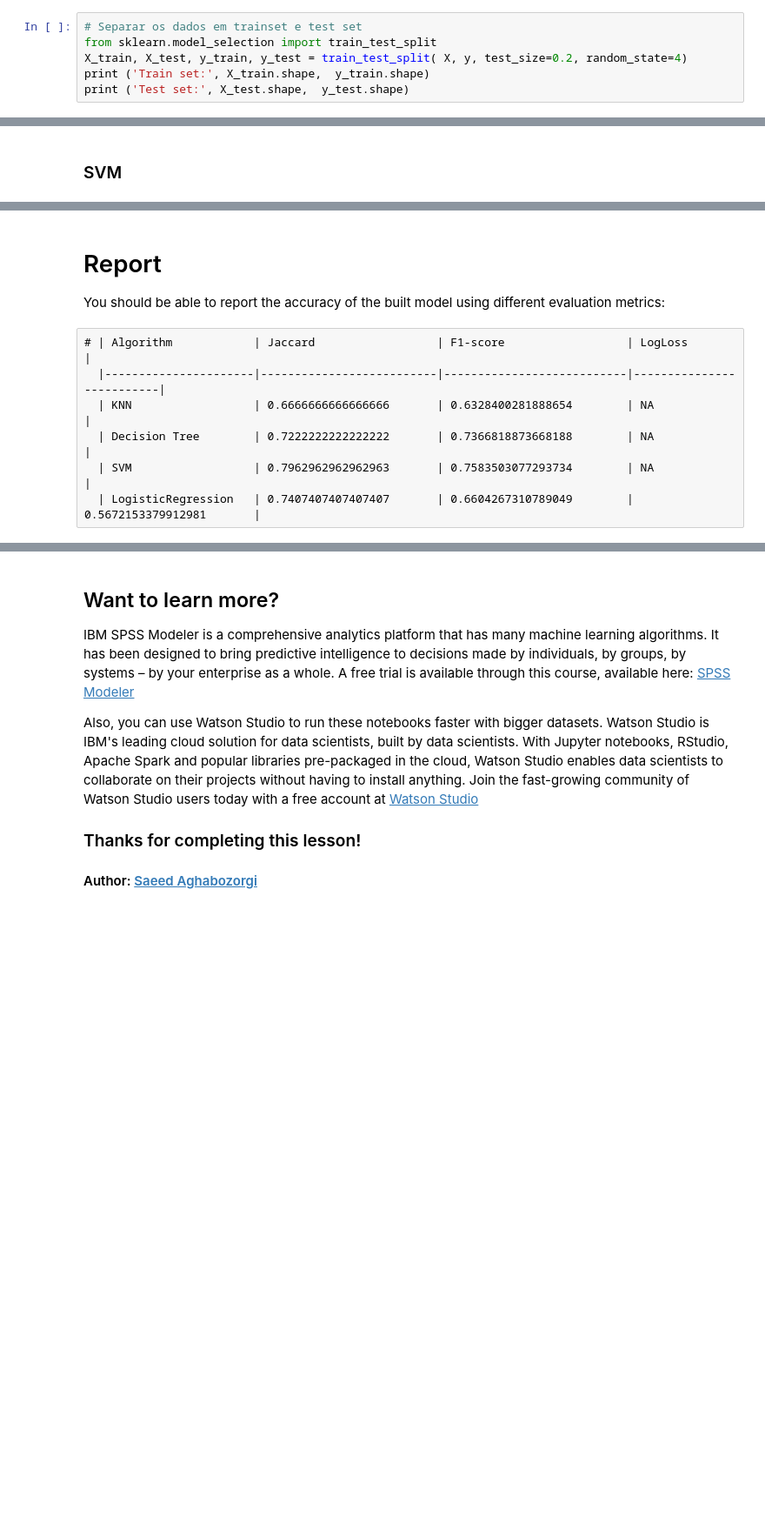
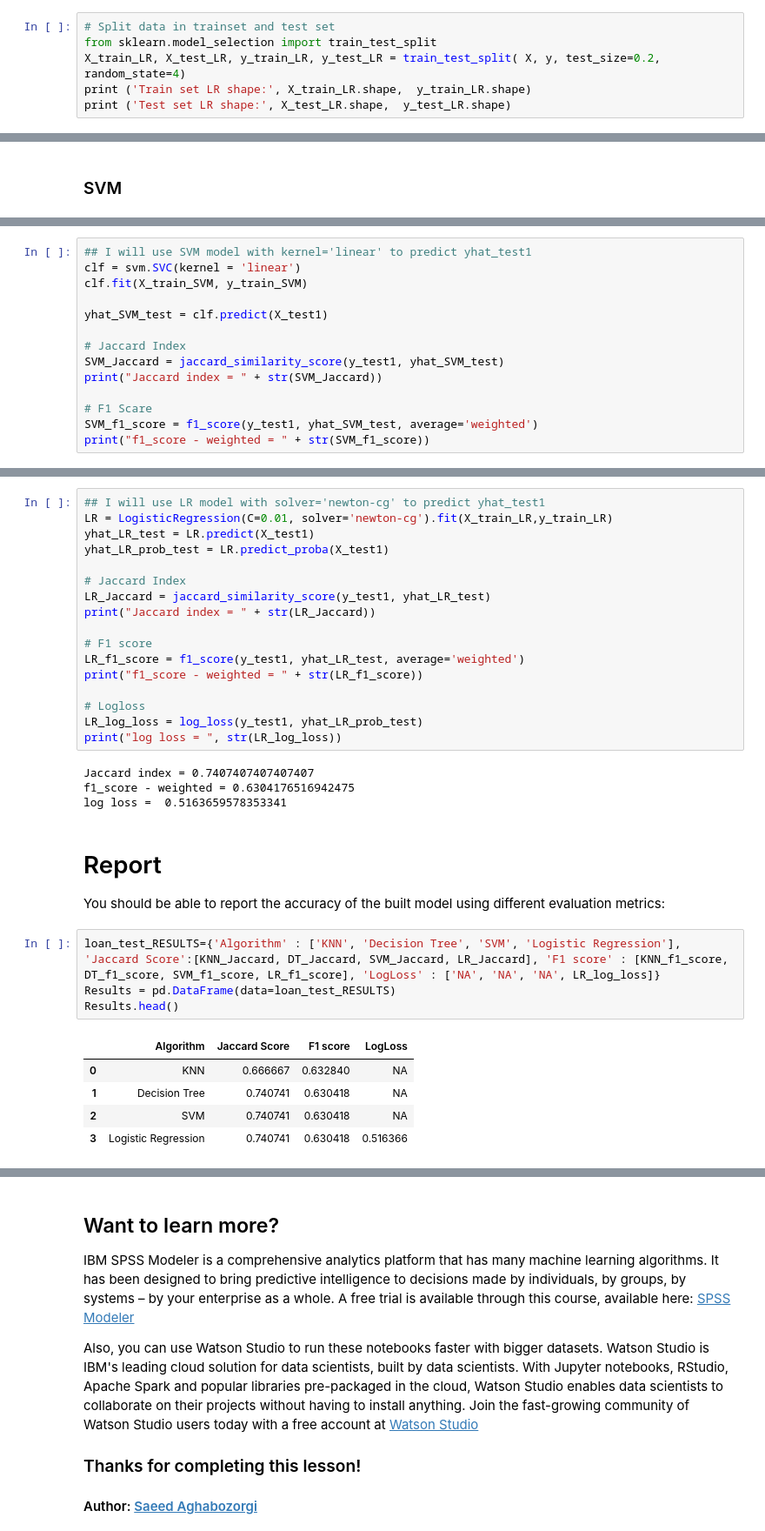
Before and after one commit to gezamboni/IBM-Machine-Learning, a Jupyter notebook: GEZ-Notebook.ipynb, the cells around one changed output, grey strips where cells are left out. Shown at 87% size. Cells and saved outputs as stored; diff of their text form; blank space fills up the shorter version.

```diff
--- a/GEZ-Notebook.ipynb
+++ b/GEZ-Notebook.ipynb
@@ -795,7 +483,7 @@ weighted avg       0.72      0.74      0.73        70
 # %%
-# Separar os dados em trainset e test set
+# Split data in trainset and test set
 from sklearn.model_selection import train_test_split
-X_train, X_test, y_train, y_test = train_test_split( X, y, test_size=0.2, random_state=4)
-print ('Train set:', X_train.shape,  y_train.shape)
-print ('Test set:', X_test.shape,  y_test.shape)
+X_train_LR, X_test_LR, y_train_LR, y_test_LR = train_test_split( X, y, test_size=0.2, random_state=4)
+print ('Train set LR shape:', X_train_LR.shape,  y_train_LR.shape)
+print ('Test set LR shape:', X_test_LR.shape,  y_test_LR.shape)
 # %% [output]
@@ -1071,0 +639,14 @@ log loss =  0.5672153379912981
+# %%
+## I will use SVM model with kernel='linear' to predict yhat_test1
+clf = svm.SVC(kernel = 'linear')
+clf.fit(X_train_SVM, y_train_SVM)
+
+yhat_SVM_test = clf.predict(X_test1)
+
+# Jaccard Index
+SVM_Jaccard = jaccard_similarity_score(y_test1, yhat_SVM_test)
+print("Jaccard index = " + str(SVM_Jaccard))
+
+# F1 Scare
+SVM_f1_score = f1_score(y_test1, yhat_SVM_test, average='weighted')
+print("f1_score - weighted = " + str(SVM_f1_score))
@@ -1072,10 +658,34 @@ log loss =  0.5672153379912981
+# %%
+## I will use LR model with solver='newton-cg' to predict yhat_test1
+LR = LogisticRegression(C=0.01, solver='newton-cg').fit(X_train_LR,y_train_LR)
+yhat_LR_test = LR.predict(X_test1)
+yhat_LR_prob_test = LR.predict_proba(X_test1)
+
+# Jaccard Index
+LR_Jaccard = jaccard_similarity_score(y_test1, yhat_LR_test)
+print("Jaccard index = " + str(LR_Jaccard))
+
+# F1 score
+LR_f1_score = f1_score(y_test1, yhat_LR_test, average='weighted')
+print("f1_score - weighted = " + str(LR_f1_score))
+
+# Logloss
+LR_log_loss = log_loss(y_test1, yhat_LR_prob_test)
+print("log loss = ", str(LR_log_loss))
+# %% [output]
+Jaccard index = 0.7407407407407407
+f1_score - weighted = 0.6304176516942475
+log loss =  0.5163659578353341
 # %% [markdown]
 # Report
 You should be able to report the accuracy of the built model using different evaluation metrics:
-# %% [raw]
-# | Algorithm            | Jaccard                  | F1-score                  | LogLoss                  |
-  |----------------------|--------------------------|---------------------------|--------------------------|
-  | KNN                  | 0.6666666666666666       | 0.6328400281888654        | NA                       |
-  | Decision Tree        | 0.7222222222222222       | 0.7366818873668188        | NA                       |
-  | SVM                  | 0.7962962962962963       | 0.7583503077293734        | NA                       |
-  | LogisticRegression   | 0.7407407407407407       | 0.6604267310789049        | 0.5672153379912981       |
+# %%
+loan_test_RESULTS={'Algorithm' : ['KNN', 'Decision Tree', 'SVM', 'Logistic Regression'], 'Jaccard Score':[KNN_Jaccard, DT_Jaccard, SVM_Jaccard, LR_Jaccard], 'F1 score' : [KNN_f1_score, DT_f1_score, SVM_f1_score, LR_f1_score], 'LogLoss' : ['NA', 'NA', 'NA', LR_log_loss]}
+Results = pd.DataFrame(data=loan_test_RESULTS)
+Results.head()
+# %% [output]
+|  | Algorithm | Jaccard Score | F1 score | LogLoss |
+| 0 | KNN | 0.666667 | 0.632840 | NA |
+| 1 | Decision Tree | 0.740741 | 0.630418 | NA |
+| 2 | SVM | 0.740741 | 0.630418 | NA |
+| 3 | Logistic Regression | 0.740741 | 0.630418 | 0.516366 |
```
Also changed, not shown: parts of 83 cells of this notebook.
